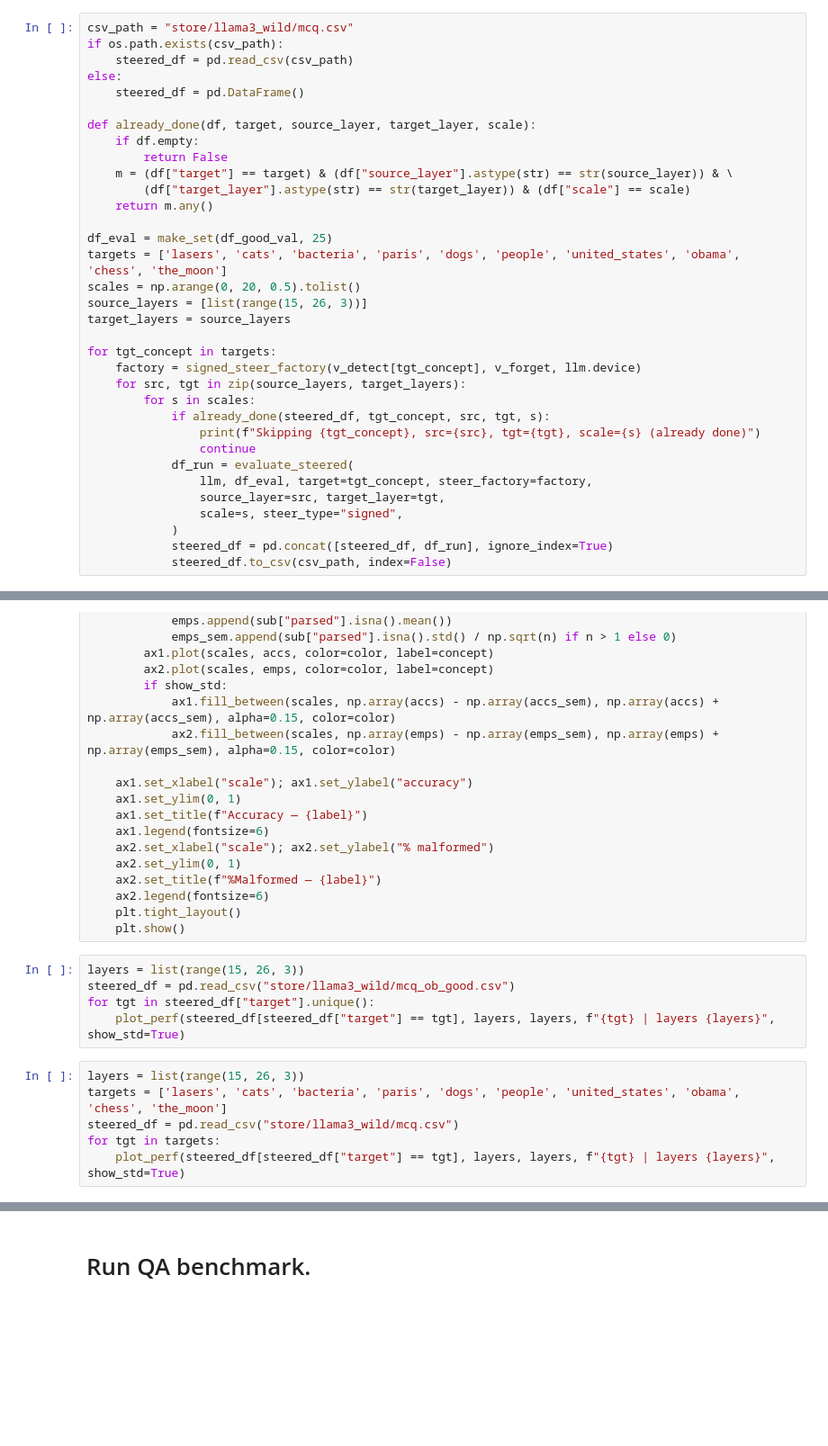
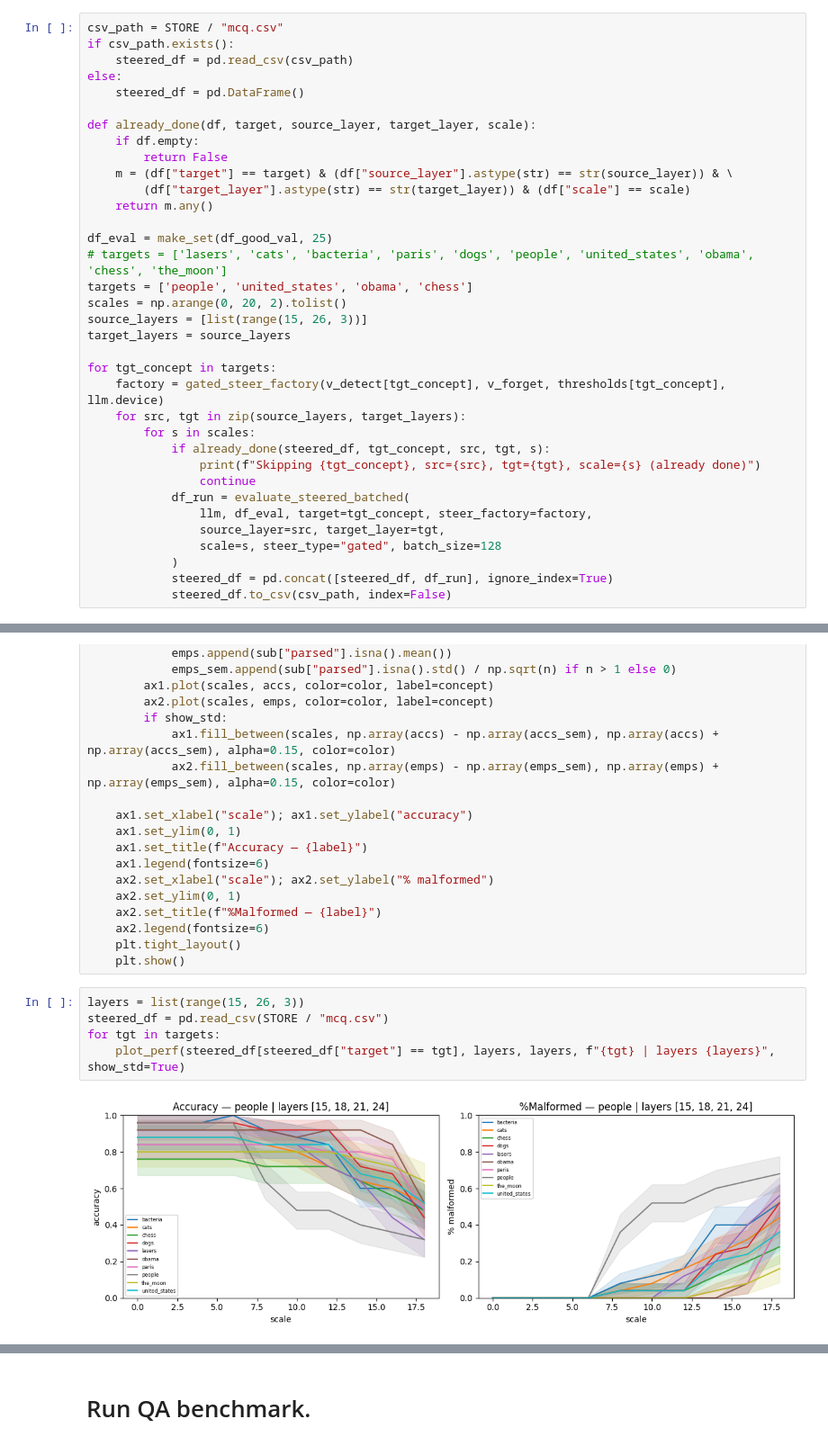
Before and after one commit to rgs2151/forget, a Jupyter notebook: notebooks/llama3_wild_improvements.ipynb, the cells around one changed output, grey strips where cells are left out. Shown at 90% size. Saved outputs shown, nothing was run; the diff lists cells and outputs as text; blank space fills up the shorter version.

```diff
--- a/notebooks/llama3_wild_improvements.ipynb
+++ b/notebooks/llama3_wild_improvements.ipynb
@@ -382,6 +415,6 @@ def evaluate_steered(llm, df, target, steer_factory, source_layer=12, target_lay
 # %%
-csv_path = "store/llama3_wild/mcq.csv"
-if os.path.exists(csv_path):
+csv_path = STORE / "mcq.csv"
+if csv_path.exists():
     steered_df = pd.read_csv(csv_path)
 else:
     steered_df = pd.DataFrame()
@@ -394,22 +427,23 @@ def already_done(df, target, source_layer, target_layer, scale):
     return m.any()
 
 df_eval = make_set(df_good_val, 25)
-targets = ['lasers', 'cats', 'bacteria', 'paris', 'dogs', 'people', 'united_states', 'obama', 'chess', 'the_moon']
-scales = np.arange(0, 20, 0.5).tolist()
+# targets = ['lasers', 'cats', 'bacteria', 'paris', 'dogs', 'people', 'united_states', 'obama', 'chess', 'the_moon']
+targets = ['people', 'united_states', 'obama', 'chess']
+scales = np.arange(0, 20, 2).tolist()
 source_layers = [list(range(15, 26, 3))]
 target_layers = source_layers
 
 for tgt_concept in targets:
-    factory = signed_steer_factory(v_detect[tgt_concept], v_forget, llm.device)
+    factory = gated_steer_factory(v_detect[tgt_concept], v_forget, thresholds[tgt_concept], llm.device)
     for src, tgt in zip(source_layers, target_layers):
         for s in scales:
             if already_done(steered_df, tgt_concept, src, tgt, s):
                 print(f"Skipping {tgt_concept}, src={src}, tgt={tgt}, scale={s} (already done)")
                 continue
-            df_run = evaluate_steered(
+            df_run = evaluate_steered_batched(
                 llm, df_eval, target=tgt_concept, steer_factory=factory,
                 source_layer=src, target_layer=tgt,
-                scale=s, steer_type="signed",
+                scale=s, steer_type="gated", batch_size=128
             )
             steered_df = pd.concat([steered_df, df_run], ignore_index=True)
             steered_df.to_csv(csv_path, index=False)
@@ -448,14 +482,10 @@ def plot_perf(steered_df, source_layer, target_layer, label, show_std=False):
     ax2.legend(fontsize=6)
     plt.tight_layout()
     plt.show()
-# %%
-layers = list(range(15, 26, 3))
-steered_df = pd.read_csv("store/llama3_wild/mcq_ob_good.csv")
-for tgt in steered_df["target"].unique():
-    plot_perf(steered_df[steered_df["target"] == tgt], layers, layers, f"{tgt} | layers {layers}", show_std=True)
 # %%
 layers = list(range(15, 26, 3))
-targets = ['lasers', 'cats', 'bacteria', 'paris', 'dogs', 'people', 'united_states', 'obama', 'chess', 'the_moon']
-steered_df = pd.read_csv("store/llama3_wild/mcq.csv")
+steered_df = pd.read_csv(STORE / "mcq.csv")
 for tgt in targets:
     plot_perf(steered_df[steered_df["target"] == tgt], layers, layers, f"{tgt} | layers {layers}", show_std=True)
+# %% [output]
+[figure, added]
```
Also changed, not shown: parts of 23 cells of this notebook, 9 other files.
